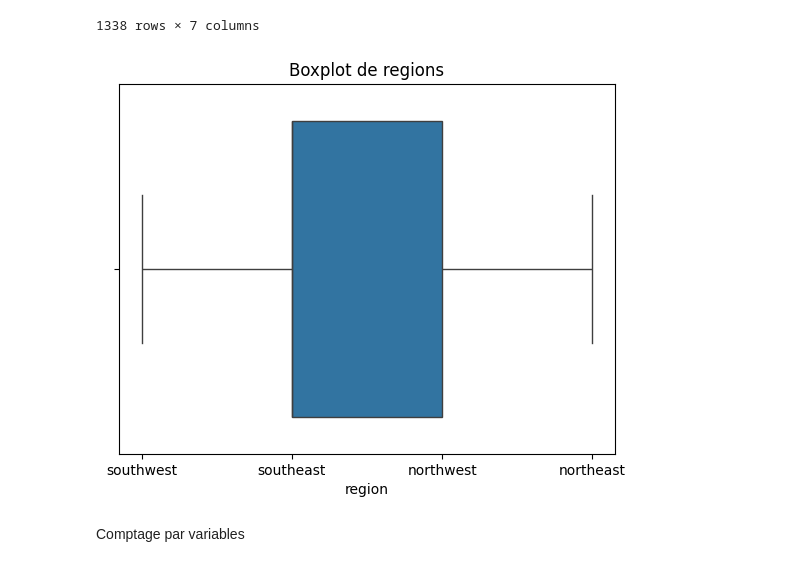
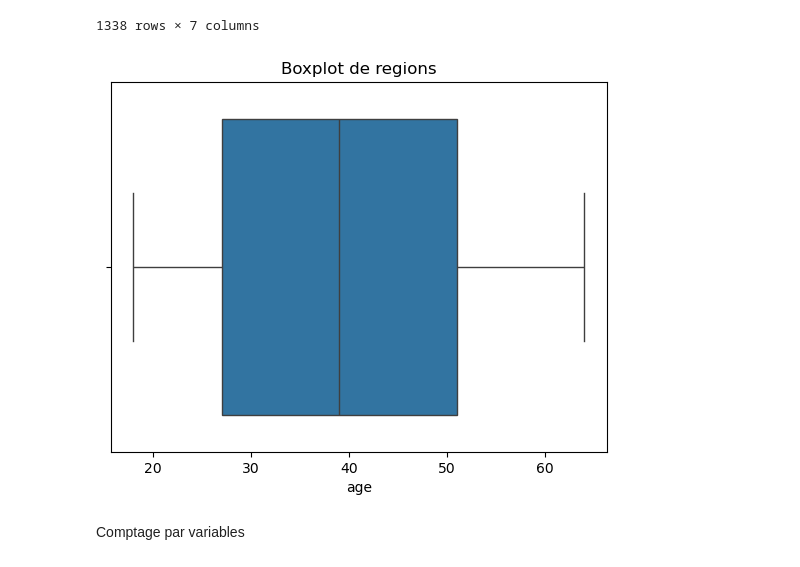
Before and after one commit to NicoCasso/Assur_aimant, a Jupyter notebook: analyse_nettoyage.ipynb, the cells around one changed output. Cells and saved outputs as stored; diff of their text form; code cells hidden in the pictures.

```diff
--- a/analyse_nettoyage.ipynb
+++ b/analyse_nettoyage.ipynb
@@ -22,11 +22,11 @@ df
 | 1337 | 61 | female | 29.070 | 0 | yes | northwest | 29141.36030 |
 1338 rows × 7 columns
 # %%
-sns.boxplot(x=df['region'])
+sns.boxplot(x=df['age'])
 plt.title('Boxplot de regions')
 plt.show()
 # %% [output]
-[figure, old version]
+[figure, new version]
 # %% [markdown]
 Comptage par variables
 # %%
```
Also changed, not shown: parts of 11 cells of this notebook.
